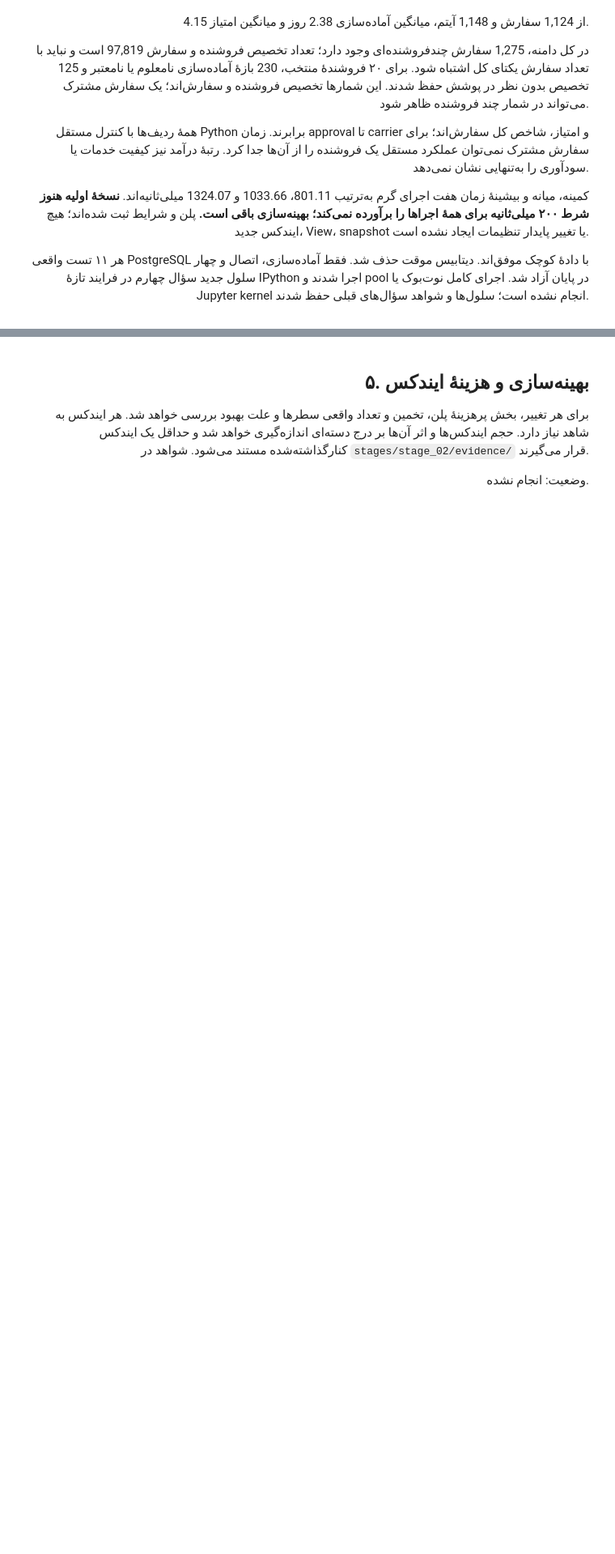
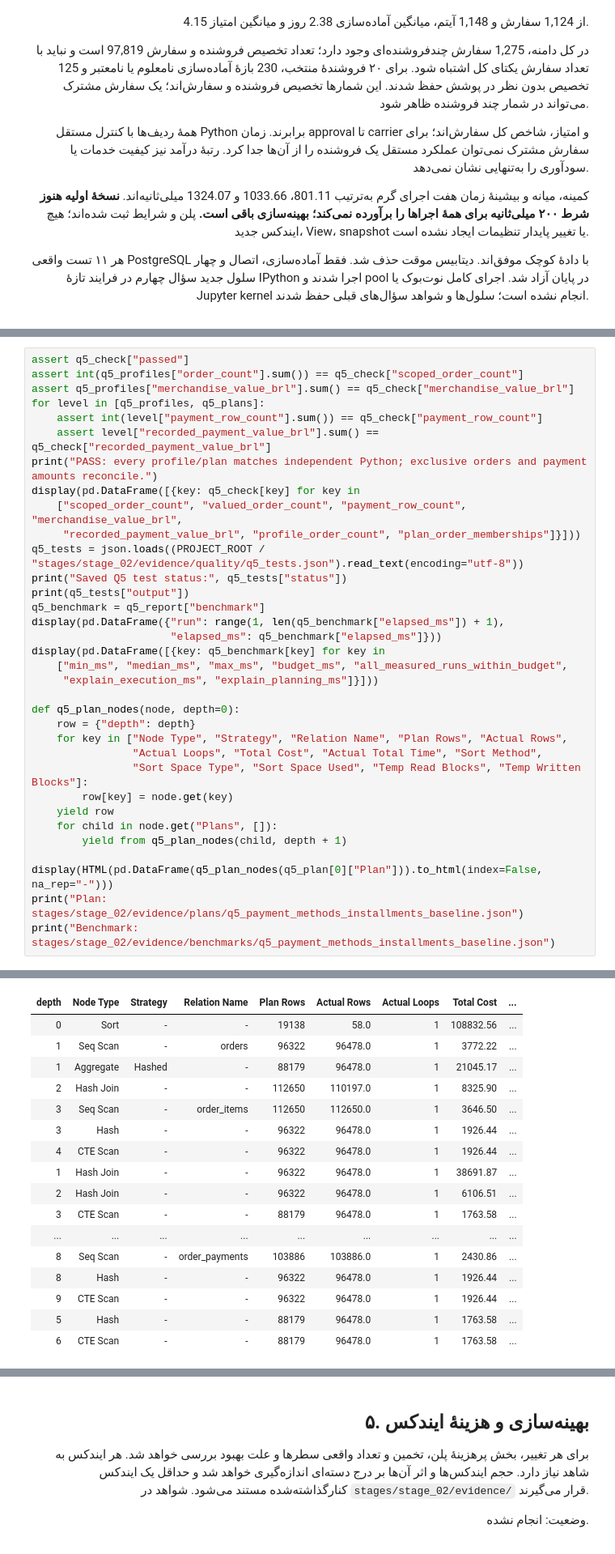
Before and after one commit to Ehsan-soveyzi/data_factory, a Jupyter notebook: stages/stage_02/solution.ipynb, the cells around one changed output, grey strips where cells are left out. Shown at 81% size. Saved outputs shown, nothing was run; the diff lists cells and outputs as text; blank space fills up the shorter version.

```diff
--- a/stages/stage_02/solution.ipynb
+++ b/stages/stage_02/solution.ipynb
@@ -1938,0 +2124,35 @@ Benchmark: stages/stage_02/evidence/benchmarks/q4_top_seller_performance_baselin
+# %%
+assert q5_check["passed"]
+assert int(q5_profiles["order_count"].sum()) == q5_check["scoped_order_count"]
+assert q5_profiles["merchandise_value_brl"].sum() == q5_check["merchandise_value_brl"]
+for level in [q5_profiles, q5_plans]:
+    assert int(level["payment_row_count"].sum()) == q5_check["payment_row_count"]
+    assert level["recorded_payment_value_brl"].sum() == q5_check["recorded_payment_value_brl"]
+print("PASS: every profile/plan matches independent Python; exclusive orders and payment amounts reconcile.")
+display(pd.DataFrame([{key: q5_check[key] for key in
+    ["scoped_order_count", "valued_order_count", "payment_row_count", "merchandise_value_brl",
+     "recorded_payment_value_brl", "profile_order_count", "plan_order_memberships"]}]))
+q5_tests = json.loads((PROJECT_ROOT / "stages/stage_02/evidence/quality/q5_tests.json").read_text(encoding="utf-8"))
+print("Saved Q5 test status:", q5_tests["status"])
+print(q5_tests["output"])
+q5_benchmark = q5_report["benchmark"]
+display(pd.DataFrame({"run": range(1, len(q5_benchmark["elapsed_ms"]) + 1),
+                      "elapsed_ms": q5_benchmark["elapsed_ms"]}))
+display(pd.DataFrame([{key: q5_benchmark[key] for key in
+    ["min_ms", "median_ms", "max_ms", "budget_ms", "all_measured_runs_within_budget",
+     "explain_execution_ms", "explain_planning_ms"]}]))
+
+def q5_plan_nodes(node, depth=0):
+    row = {"depth": depth}
+    for key in ["Node Type", "Strategy", "Relation Name", "Plan Rows", "Actual Rows",
+                "Actual Loops", "Total Cost", "Actual Total Time", "Sort Method",
+                "Sort Space Type", "Sort Space Used", "Temp Read Blocks", "Temp Written Blocks"]:
+        row[key] = node.get(key)
+    yield row
+    for child in node.get("Plans", []):
+        yield from q5_plan_nodes(child, depth + 1)
+
+display(HTML(pd.DataFrame(q5_plan_nodes(q5_plan[0]["Plan"])).to_html(index=False, na_rep="-")))
+print("Plan: stages/stage_02/evidence/plans/q5_payment_methods_installments_baseline.json")
+print("Benchmark: stages/stage_02/evidence/benchmarks/q5_payment_methods_installments_baseline.json")
+# %% [output]
@@ -1938,0 +2188,17 @@ Benchmark: stages/stage_02/evidence/benchmarks/q4_top_seller_performance_baselin
+| depth | Node Type | Strategy | Relation Name | Plan Rows | Actual Rows | Actual Loops | Total Cost | ... |
+| 0 | Sort | - | - | 19138 | 58.0 | 1 | 108832.56 | ... |
+| 1 | Seq Scan | - | orders | 96322 | 96478.0 | 1 | 3772.22 | ... |
+| 1 | Aggregate | Hashed | - | 88179 | 96478.0 | 1 | 21045.17 | ... |
+| 2 | Hash Join | - | - | 112650 | 110197.0 | 1 | 8325.90 | ... |
+| 3 | Seq Scan | - | order_items | 112650 | 112650.0 | 1 | 3646.50 | ... |
+| 3 | Hash | - | - | 96322 | 96478.0 | 1 | 1926.44 | ... |
+| 4 | CTE Scan | - | - | 96322 | 96478.0 | 1 | 1926.44 | ... |
+| 1 | Hash Join | - | - | 96322 | 96478.0 | 1 | 38691.87 | ... |
+| 2 | Hash Join | - | - | 96322 | 96478.0 | 1 | 6106.51 | ... |
+| 3 | CTE Scan | - | - | 88179 | 96478.0 | 1 | 1763.58 | ... |
+| ... | ... | ... | ... | ... | ... | ... | ... | ... |
+| 8 | Seq Scan | - | order_payments | 103886 | 103886.0 | 1 | 2430.86 | ... |
+| 8 | Hash | - | - | 96322 | 96478.0 | 1 | 1926.44 | ... |
+| 9 | CTE Scan | - | - | 96322 | 96478.0 | 1 | 1926.44 | ... |
+| 5 | Hash | - | - | 88179 | 96478.0 | 1 | 1763.58 | ... |
+| 6 | CTE Scan | - | - | 88179 | 96478.0 | 1 | 1763.58 | ... |
```
Also changed, not shown: parts of 8 cells of this notebook, 15 other files.
